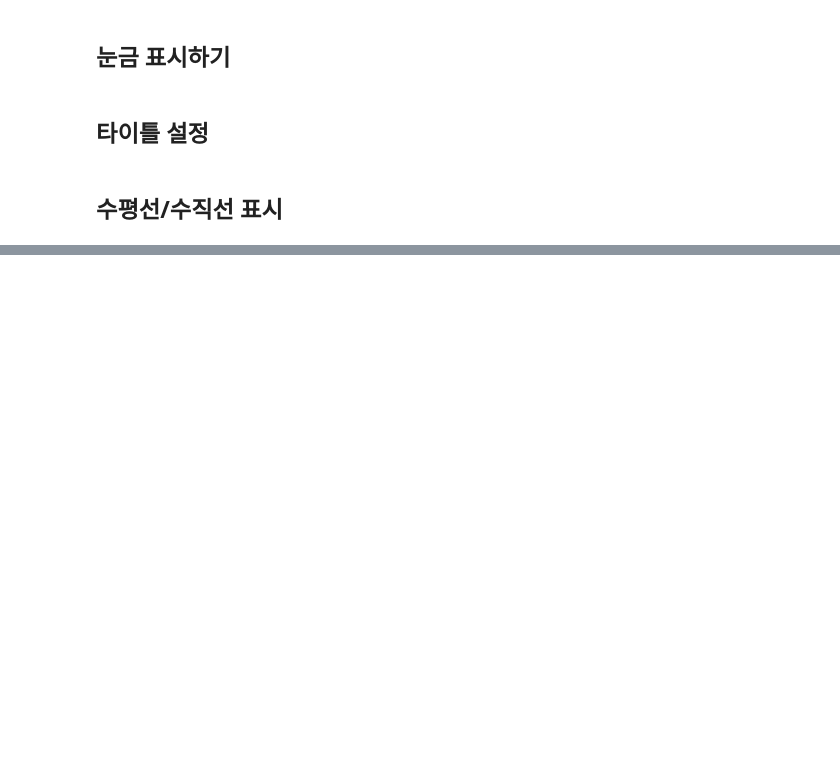
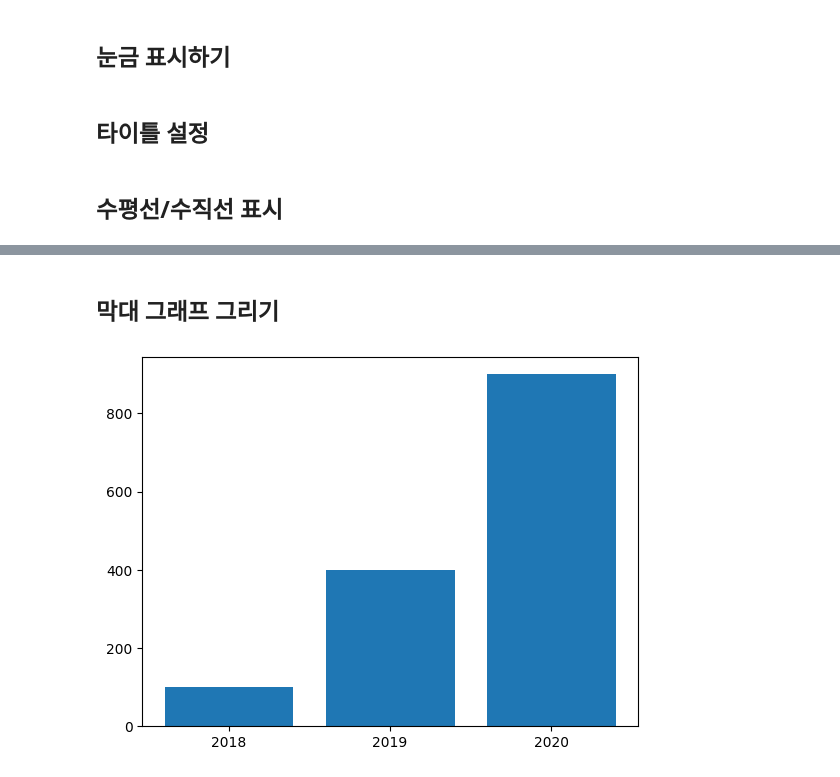
Before and after one commit to py4ine/study_Visualization, a Jupyter notebook: 20240619_Matplotlib_basic.ipynb, the cells around one changed output, grey strips where cells are left out. Cells and saved outputs as stored; diff of their text form; code cells hidden in the pictures; blank space fills up the shorter version.

```diff
--- a/20240619_Matplotlib_basic.ipynb
+++ b/20240619_Matplotlib_basic.ipynb
@@ -667,0 +696,13 @@ plt.show()
+# %% [markdown]
+## 막대 그래프 그리기
+# %%
+x = np.arange(3)
+years = ['2018', '2019', '2020']
+values = [100, 400, 900]
+
+plt.bar(x, values)
+plt.xticks(x, years)
+
+plt.show()
+# %% [output]
+[figure, added]
```
Also changed, not shown: parts of 30 cells of this notebook.
